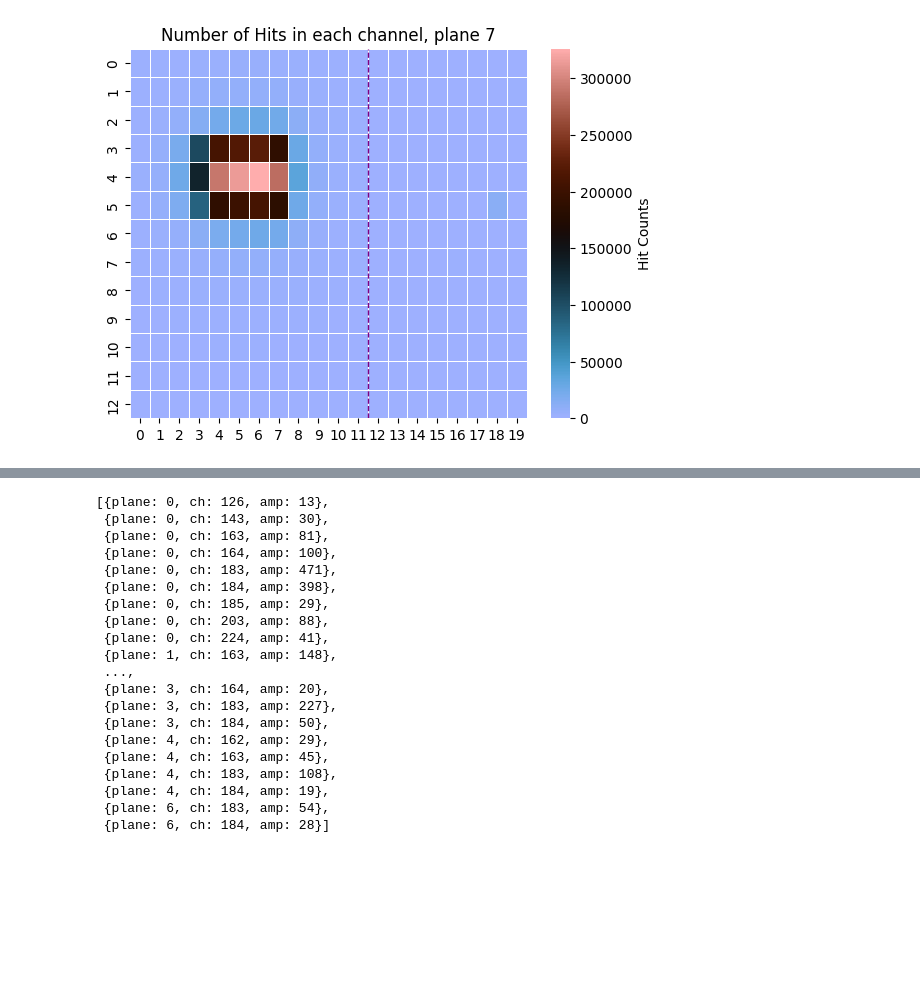
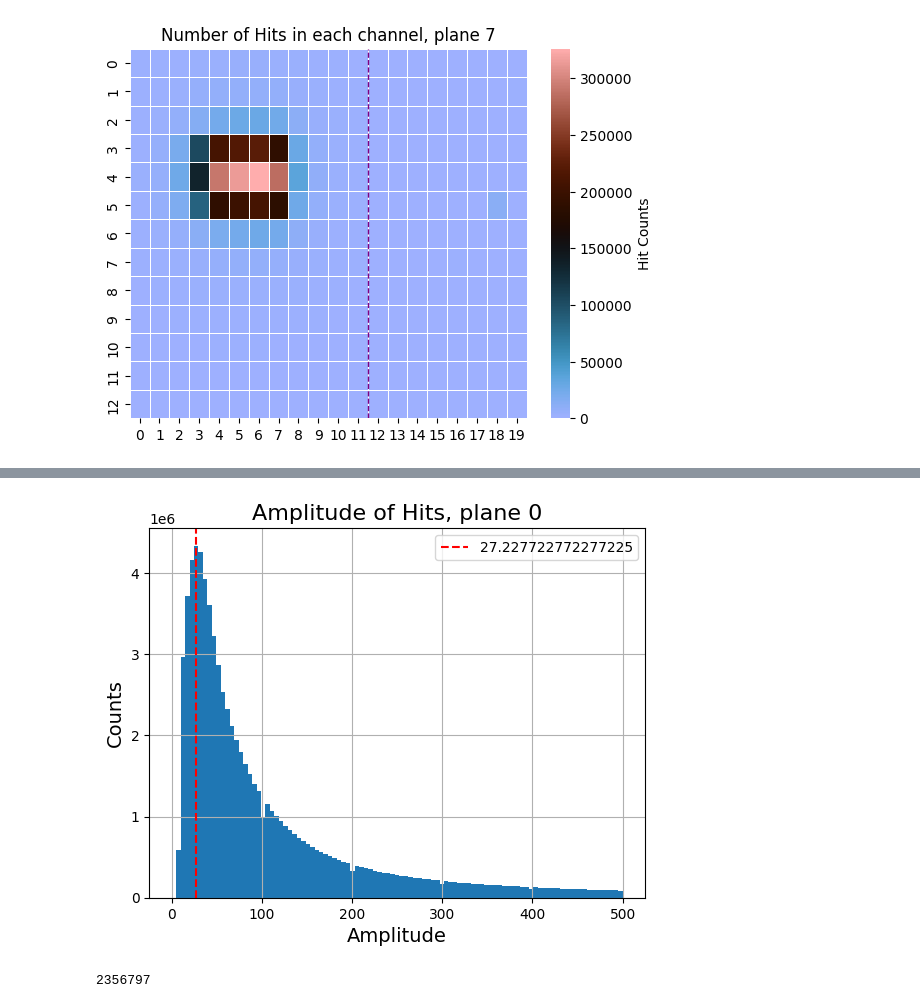
Before and after one commit to Ben-David-Ben/F-Cal-TB-Project, a Jupyter notebook: TB2025_Gap.ipynb, the cells around one changed output, grey strips where cells are left out. Cells and saved outputs as stored; diff of their text form; code cells hidden in the pictures; blank space fills up the shorter version.

```diff
--- a/TB2025_Gap.ipynb
+++ b/TB2025_Gap.ipynb
@@ -93,28 +49,19 @@ single_event_evolution_amp(hit_data_1101, 5122, cmap="managua")
-# %%
-# find how much of the data is empty - triggered but not measured
-# hit data is an array where each entry is an event(tlu)
-# find the slots in the data where the entire event is empty
-TLU_event_data = hit_data_1101[1].show()
-
-# np.max(hit_data_1101.amp)
-# %% [output]
-[{plane: 0, ch: 126, amp: 13},
- {plane: 0, ch: 143, amp: 30},
- {plane: 0, ch: 163, amp: 81},
- {plane: 0, ch: 164, amp: 100},
- {plane: 0, ch: 183, amp: 471},
- {plane: 0, ch: 184, amp: 398},
- {plane: 0, ch: 185, amp: 29},
- {plane: 0, ch: 203, amp: 88},
- {plane: 0, ch: 224, amp: 41},
- {plane: 1, ch: 163, amp: 148},
- ...,
- {plane: 3, ch: 164, amp: 20},
- {plane: 3, ch: 183, amp: 227},
- {plane: 3, ch: 184, amp: 50},
- {plane: 4, ch: 162, amp: 29},
- {plane: 4, ch: 163, amp: 45},
- {plane: 4, ch: 183, amp: 108},
- {plane: 4, ch: 184, amp: 19},
- {plane: 6, ch: 183, amp: 54},
- {plane: 6, ch: 184, amp: 28}]
+# %%
+# histogram of amplitudes in first layers
+hit_plane_0 = hit_data_1101[hit_data_1101.plane == 7]
+hit_plane_0_amp = hit_data_1101.amp
+
+counts, bins, patches = plt.hist(ak.flatten(hit_plane_0_amp), bins=101, range=(0,500))
+max_bin_index = np.argmax(counts)
+max_bin_center = (bins[max_bin_index] + bins[max_bin_index + 1]) / 2
+max_inputs = np.round(max_bin_center)
+
+plt.axvline(max_inputs, color='red', linestyle='--', label= max_bin_center)
+plt.legend()
+plt.grid()
+plt.title('Amplitude of Hits, plane 0', fontsize=16)
+plt.xlabel('Amplitude', fontsize=14)
+plt.ylabel('Counts', fontsize=14)
+plt.show()
+# %% [output]
+[figure, added]
@@ -120,0 +104,4 @@ TLU_event_data = hit_data_1101[1].show()
+# %%
+len(hit_data_1101)
+# %% [output]
+2356797
```
Also changed, not shown: parts of 7 cells of this notebook, 3 other files.
